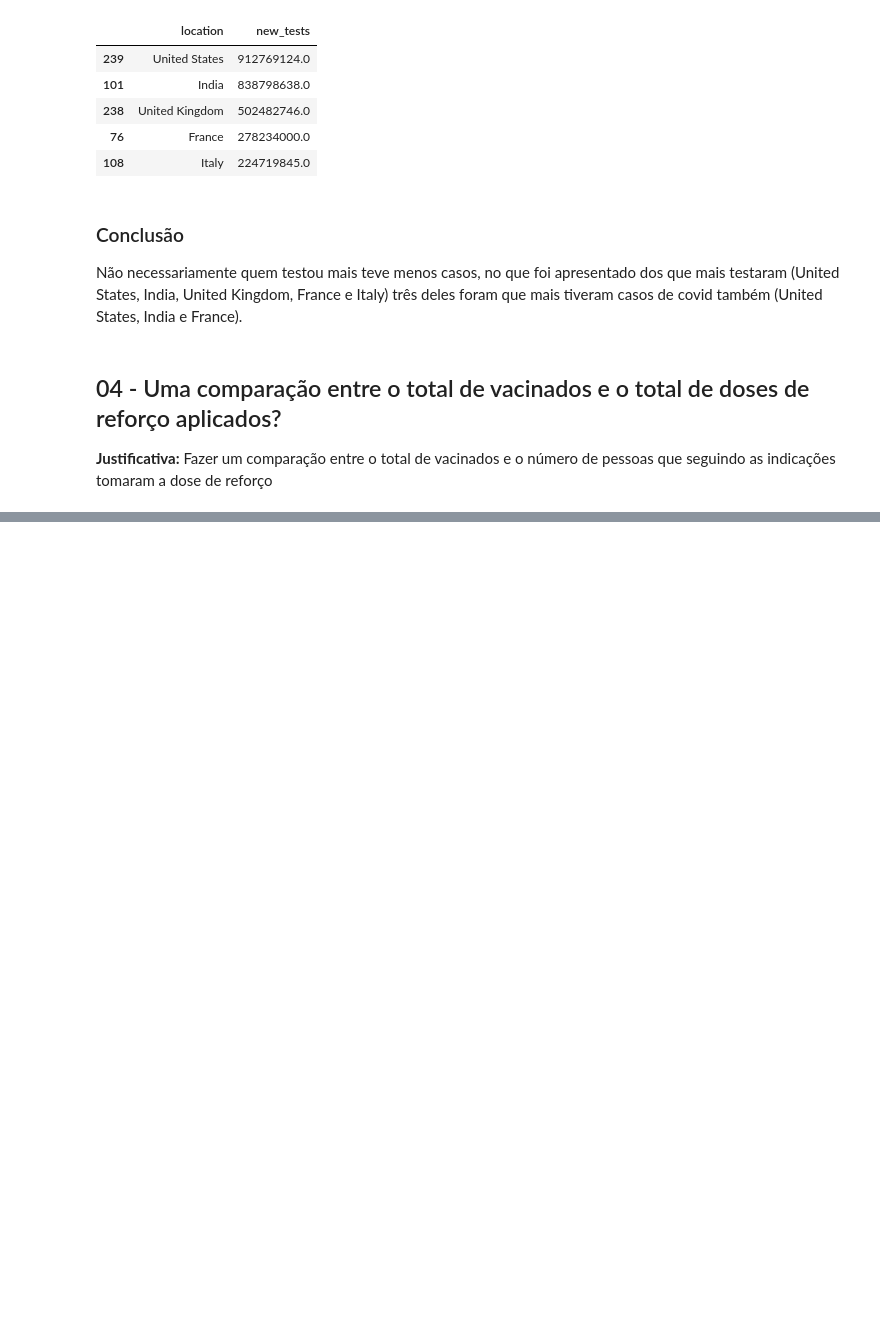
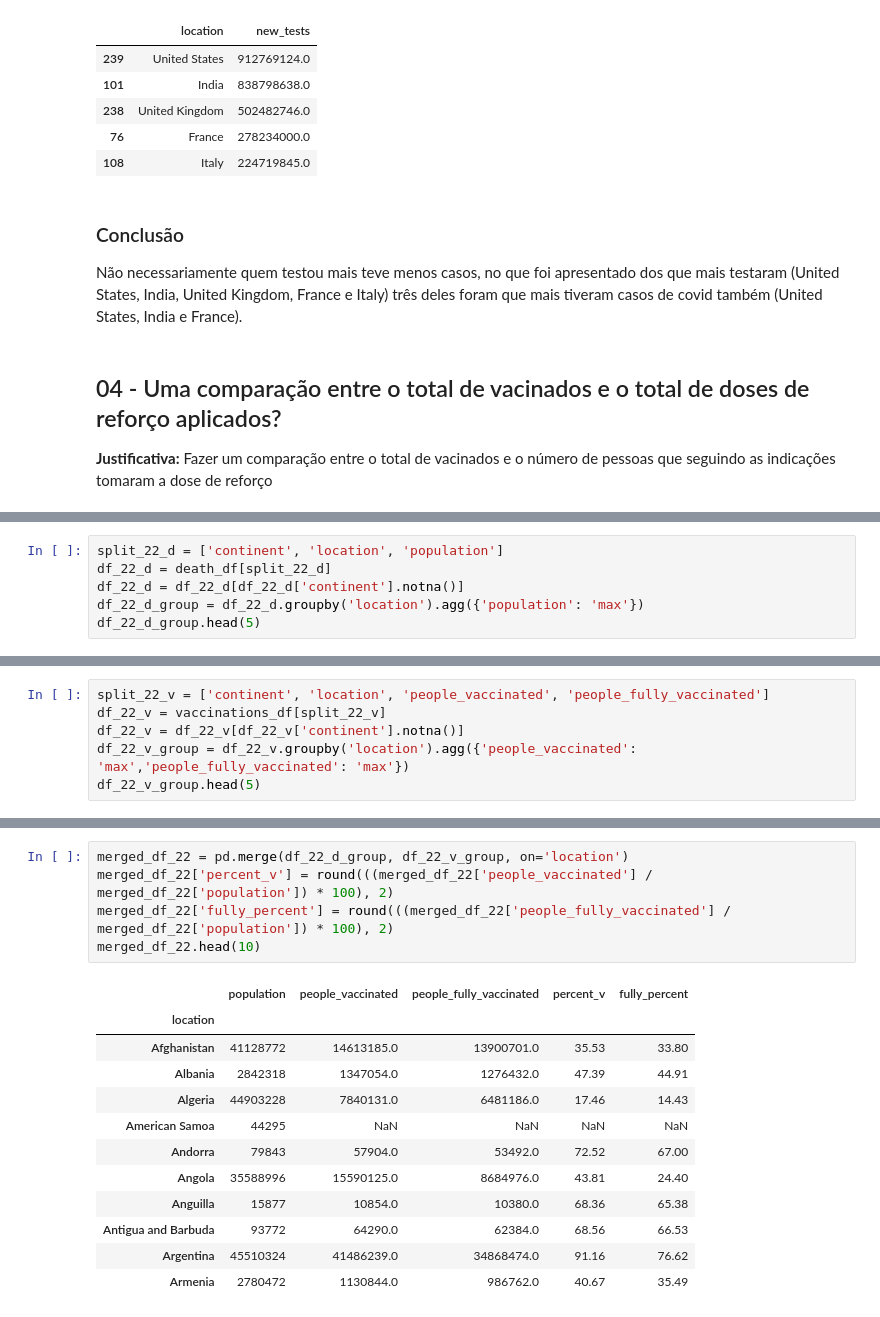
Before and after one commit to pedrofonsecapadilha/BeTechByBraskem, a Jupyter notebook: 04-TécnicasDeProgramaçãoI_Python/ProjetoFinal.ipynb, the cells around one changed output, grey strips where cells are left out. Drawn from its saved outputs; the diff is of its cells as text; blank space fills up the shorter version.

```diff
--- a/04-TécnicasDeProgramaçãoI_Python/ProjetoFinal.ipynb
+++ b/04-TécnicasDeProgramaçãoI_Python/ProjetoFinal.ipynb
@@ -600,0 +1537,6 @@ Não necessariamente quem testou mais teve menos casos, no que foi apresentado d
+# %%
+split_22_d = ['continent', 'location', 'population']
+df_22_d = death_df[split_22_d]
+df_22_d = df_22_d[df_22_d['continent'].notna()]
+df_22_d_group = df_22_d.groupby('location').agg({'population': 'max'})
+df_22_d_group.head(5)
@@ -600,0 +1551,6 @@ Não necessariamente quem testou mais teve menos casos, no que foi apresentado d
+# %%
+split_22_v = ['continent', 'location', 'people_vaccinated', 'people_fully_vaccinated']
+df_22_v = vaccinations_df[split_22_v]
+df_22_v = df_22_v[df_22_v['continent'].notna()]
+df_22_v_group = df_22_v.groupby('location').agg({'people_vaccinated': 'max','people_fully_vaccinated': 'max'})
+df_22_v_group.head(5)
@@ -600,0 +1565,18 @@ Não necessariamente quem testou mais teve menos casos, no que foi apresentado d
+# %%
+merged_df_22 = pd.merge(df_22_d_group, df_22_v_group, on='location')
+merged_df_22['percent_v'] = round(((merged_df_22['people_vaccinated'] / merged_df_22['population']) * 100), 2)
+merged_df_22['fully_percent'] = round(((merged_df_22['people_fully_vaccinated'] / merged_df_22['population']) * 100), 2)
+merged_df_22.head(10)
+# %% [output]
+|  | population | people_vaccinated | people_fully_vaccinated | percent_v | fully_percent |
+| location |  |  |  |  |  |
+| Afghanistan | 41128772 | 14613185.0 | 13900701.0 | 35.53 | 33.80 |
+| Albania | 2842318 | 1347054.0 | 1276432.0 | 47.39 | 44.91 |
+| Algeria | 44903228 | 7840131.0 | 6481186.0 | 17.46 | 14.43 |
+| American Samoa | 44295 | NaN | NaN | NaN | NaN |
+| Andorra | 79843 | 57904.0 | 53492.0 | 72.52 | 67.00 |
+| Angola | 35588996 | 15590125.0 | 8684976.0 | 43.81 | 24.40 |
+| Anguilla | 15877 | 10854.0 | 10380.0 | 68.36 | 65.38 |
+| Antigua and Barbuda | 93772 | 64290.0 | 62384.0 | 68.56 | 66.53 |
+| Argentina | 45510324 | 41486239.0 | 34868474.0 | 91.16 | 76.62 |
+| Armenia | 2780472 | 1130844.0 | 986762.0 | 40.67 | 35.49 |
```
Also changed, not shown: parts of 128 cells of this notebook.
